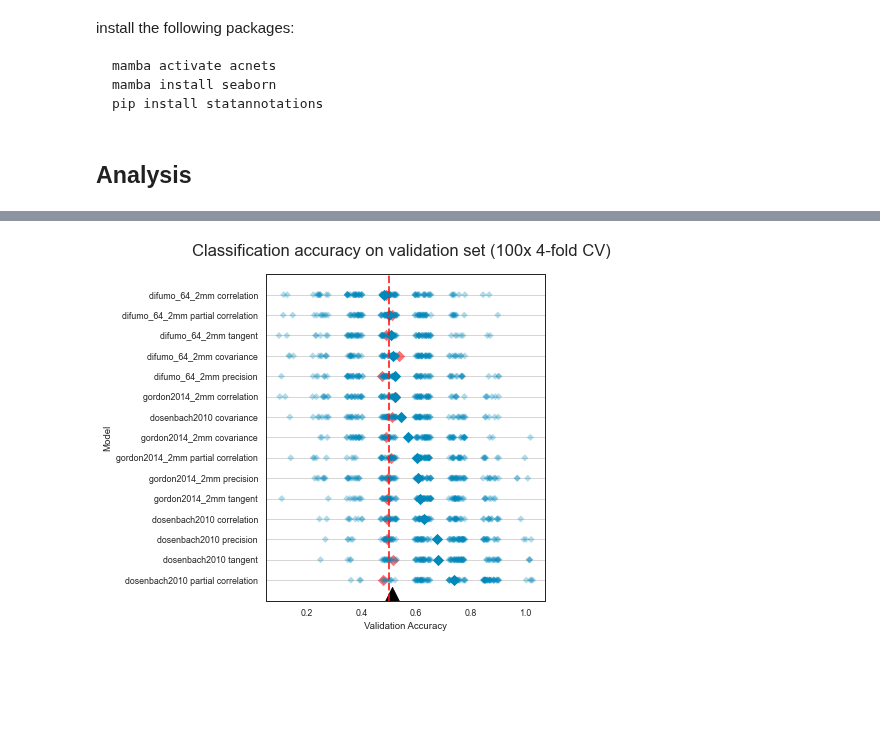
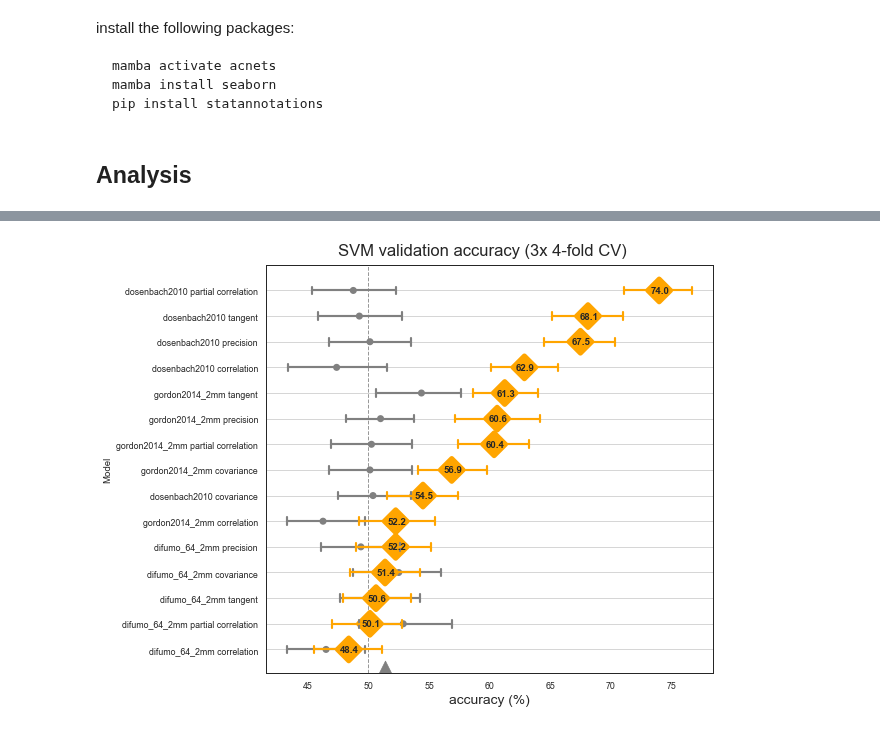
Before and after one commit to morteza/ACNets, a Jupyter notebook: notebooks/4 Visualizations.ipynb, the cells around one changed output, grey strips where cells are left out. Saved outputs shown, nothing was run; the diff lists cells and outputs as text; code cells hidden in the pictures; blank space fills up the shorter version.

```diff
--- a/notebooks/4 Visualizations.ipynb
+++ b/notebooks/4 Visualizations.ipynb
@@ -40,7 +41,7 @@ import shap
 
 sns.set('paper', style='whitegrid')
 # %%
-results = xr.open_dataset('models/1_connectivity_classifier_results.nc')
+results = xr.open_dataset('models/1_connectivity_classifier_results_cv8.nc').load()
 # %%
 import re
 split_score_cols = [c for c in list(results.keys()) if re.match(r'split\d+_test_score', c)]
@@ -161,41 +159,69 @@ Name: label, dtype: object
 # %%
 sns.set('paper', 'white')
-_, ax = plt.subplots(figsize=(5, len(results['grid_model_name']) * .4))
+_, ax = plt.subplots(figsize=(8, len(results['grid_model_name']) * .5))
 
 def jitter(df, column='cv_test_score', jitter_size=.03):
     jittered_df = df.copy()
     jittered_df[column] = jittered_df[column] + np.random.uniform(-jitter_size, jitter_size, len(df))
     return jittered_df
 
-scores = scores.sort_values('mean_test_score', ascending=False)
+scores = scores.sort_values('mean_test_score', ascending=True)
 order = scores['label'].drop_duplicates()
 mean_scores = scores.groupby('label')[['cv_test_score']].mean().reset_index()
 
 
+scores['accuracy_pct'] = scores['cv_test_score'] * 100.0
+chance_scores['accuracy_pct'] = chance_scores['accuracy'] * 100.0
+mean_scores['accuracy_pct'] = mean_scores['cv_test_score'] * 100.0
+
 # chance
-mean_chance_scores = chance_scores.groupby('label')[[scoring]].mean().reset_index()
+g = sns.pointplot(data=chance_scores,
+              x='accuracy_pct', y='label', order=order,
+              join=False,
+            #   markers='D',
+              color='gray',
+              capsize=0.3,
+              cmap='viridis',
+              size=5, ax=ax,
+              label='chance')
+# plt.setp(g.collections, alpha=.3) # alpha the markers
+# plt.setp(g.lines, alpha=.3) # alpha the lines
 
-# sns.stripplot(data=jitter(chance_scores,scoring), x=scoring, y='label', order=order, color='#ff1111', marker='D', size=5, alpha=.5, jitter=False, ax=ax)
-sns.stripplot(data=mean_chance_scores, x=scoring, y='label', order=order, color='#ff1111', marker='D', size=8, alpha=.6, jitter=False, ax=ax, label='emperical chance')
+# observation
+sns.pointplot(data=scores,
+              x='accuracy_pct', y='label', order=order,
+              join=False,
+              color='orange',
+              markers='D',
+              capsize=0.3,
+              scale=3,
+              cmap='viridis',
+              plot_kws=dict(zorder=1),
+              ax=ax,
+              label='observation')
 
-
-# observarion
-sns.stripplot(data=mean_scores, x='cv_test_score', y='label', order=order, color='#0088bb', marker='D', size=8, alpha=1, jitter=False, ax=ax)
-sns.stripplot(data=jitter(scores), x='cv_test_score', y='label', order=order, color='#0088bb', marker='D', size=5, alpha=.3, jitter=False, ax=ax, label='observation')
-
+# annotate the mean points
+y_ticklabels = [t.get_text() for t in ax.get_yticklabels()]
+for i, model_name, cv_test_score, accuracy_pct in mean_scores.itertuples():
+    y = y_ticklabels.index(model_name)
+    ax.annotate(f'{accuracy_pct:.1f}', (accuracy_pct-.7, y-0.1), weight='bold')
 
 ax.grid(axis='y')
 
-ax.axvline(x=.5, color='#ff1111', linestyle='--', linewidth=2, alpha=.8, label='theoretical chance', zorder=100)
+ax.axvline(x=50, linestyle='--', color='gray', linewidth=1, alpha=.8, label='theoretical chance', zorder=-1)
 
-ax.scatter([.51], [-.7], marker='^', s=200, color='black')
+ax.scatter([51.4], [-.7], marker='^', s=160, color='gray')
 
-ax.set(ylabel='Model', xlabel='Validation Accuracy', ylim=(-1, len(order)))
+ax.set(ylabel='Model', ylim=(-.9, len(order)))
+ax.set_xlabel('accuracy (%)', fontsize='x-large')
 
-plt.legend().set_visible(False)
+# plt.legend().set_visible(False)
+# plt.legend()
 
-plt.suptitle(f'Classification accuracy on validation set ({cv_n_splits}x 4-fold CV)', fontsize='xx-large', y=.95)
+
+
+plt.suptitle(f'SVM validation accuracy ({cv_n_splits}x 4-fold CV)', fontsize='xx-large', y=.92)
 plt.show()
 # %% [output]
-[figure, old version]
+[figure, new version]
 # %%
```
Also changed, not shown: parts of 12 cells of this notebook, 2 other files.
